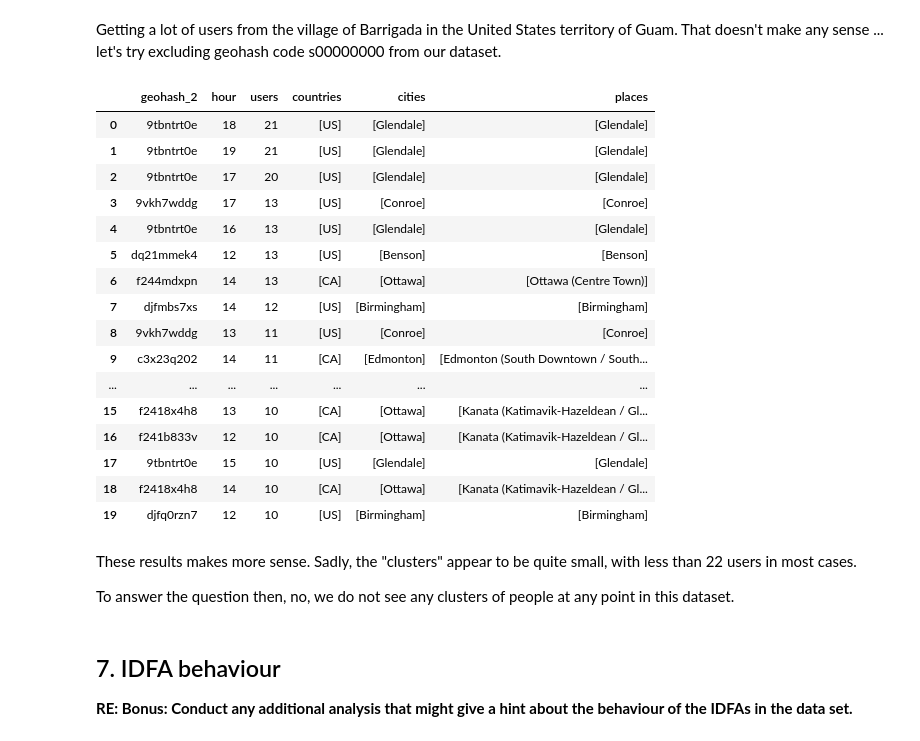
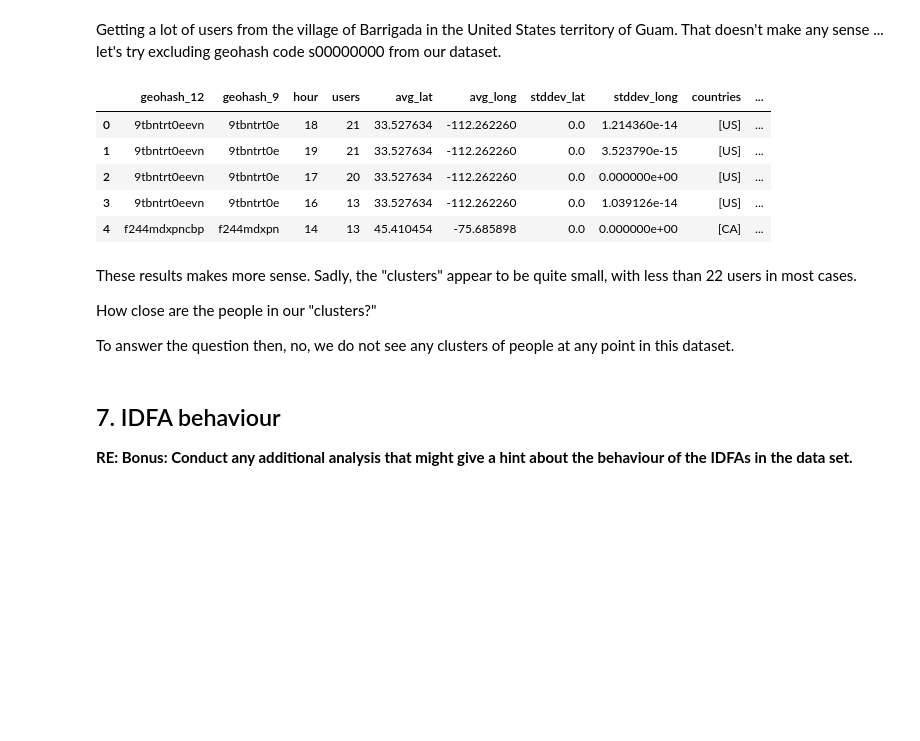
Before and after one commit to fqaiser94/DataEngChallenge, a Jupyter notebook: Freckle Data Engineer Challenge.ipynb, the cells around one changed output. Drawn from its saved outputs; the diff is of its cells as text; code cells hidden in the pictures; blank space fills up the shorter version.

```diff
--- a/Freckle Data Engineer Challenge.ipynb
+++ b/Freckle Data Engineer Challenge.ipynb
@@ -613,9 +632,15 @@ from pyspark.sql.types import StringType
 # %%
 geohash_coords_udf = func.udf(geohash_coords, StringType())
+# %%
+geohash_decode_udf = func.udf(geohash_decode, FloatType())
 # %%
 df_geohash = (df
-              .withColumn("geohash_2",
-                          geohash_coords_udf("lat", "lng", func.lit(9)))
+              # generate geohash code using a precision of 12 (default)
+              .withColumn("geohash_12",
+                          geohash_coords_udf("lat", "lng"))
+              # generate geohash code using a precision of 9
+              .withColumn('geohash_9',
+                          geohash_precision_udf('geohash_12', func.lit(9)))
              )
 
 df_geohash.limit(5).toPandas()
@@ -641,12 +666,14 @@ Let's see if we can find any clusters that meets this definition using our geoha
 # identify countries, cities and places
 # associated with each geohash code
 geohash_descriptions = (df_geohash
-                        .select("geohash_2", "country_code", "city", "place")
+                        .select("geohash_12",
+                                "country_code",
+                                "city"
+                               )
                         .distinct()
-                        .groupBy('geohash_2')
+                        .groupBy('geohash_12')
                         .agg(func.collect_set('country_code').alias('countries'),
-                             func.collect_set('city').alias('cities'),
-                             func.collect_set('place').alias('places')
+                             func.collect_set('city').alias('cities')
                             )
                        )
 
@@ -699,41 +740,46 @@ Getting a lot of users from the village of Barrigada in the United States territ
 # %%
-ignore = 's00000000'
+ignore = 's00000000000'
 
 cluster = (df_geohash
-           .filter(func.col('geohash_2')!= ignore)
+           .filter(func.col('geohash_12')!= ignore)
            # we can exploit the fact that this dataset only contains 1 day
            # otherwise this code would be erroneous
-           .withColumn('hour', func.hour('event_time'))
-           .groupby('geohash_2', 'hour')
-           .agg(func.countDistinct('idfa').alias('users'))
+           .withColumn('hour',
+                       func.hour('event_time'))
+           # generate lat, lng from our geohash_2
+           .withColumn('lat',
+                       geohash_decode_udf('geohash_12', func.lit('latitude')))
+           .withColumn('lng',
+                       geohash_decode_udf('geohash_12', func.lit('longitude')))
+           # summarise data
+           .groupby('geohash_12', 'geohash_9', 'hour')
+           .agg(func.countDistinct('idfa').alias('users'),
+                func.avg('lat').alias('avg_lat'),
+                func.avg('lng').alias('avg_long'),
+                func.stddev('lat').alias('stddev_lat'),
+                func.stddev('lng').alias('stddev_long'),
+               )
+           # reduce amount of data
            .filter("users >= 10")
            .join(geohash_descriptions,
-                 "geohash_2")
+                 "geohash_12")
            .orderBy('users', ascending=False)
           )
 
-cluster.limit(20).toPandas()
+cluster.limit(5).toPandas()
 # %% [output]
-|  | geohash_2 | hour | users | countries | cities | places |
-| 0 | 9tbntrt0e | 18 | 21 | [US] | [Glendale] | [Glendale] |
-| 1 | 9tbntrt0e | 19 | 21 | [US] | [Glendale] | [Glendale] |
-| 2 | 9tbntrt0e | 17 | 20 | [US] | [Glendale] | [Glendale] |
-| 3 | 9vkh7wddg | 17 | 13 | [US] | [Conroe] | [Conroe] |
-| 4 | 9tbntrt0e | 16 | 13 | [US] | [Glendale] | [Glendale] |
-| 5 | dq21mmek4 | 12 | 13 | [US] | [Benson] | [Benson] |
-| 6 | f244mdxpn | 14 | 13 | [CA] | [Ottawa] | [Ottawa (Centre Town)] |
-| 7 | djfmbs7xs | 14 | 12 | [US] | [Birmingham] | [Birmingham] |
-| 8 | 9vkh7wddg | 13 | 11 | [US] | [Conroe] | [Conroe] |
-| 9 | c3x23q202 | 14 | 11 | [CA] | [Edmonton] | [Edmonton (South Downtown / South... |
-| ... | ... | ... | ... | ... | ... | ... |
-| 15 | f2418x4h8 | 13 | 10 | [CA] | [Ottawa] | [Kanata (Katimavik-Hazeldean / Gl... |
-| 16 | f241b833v | 12 | 10 | [CA] | [Ottawa] | [Kanata (Katimavik-Hazeldean / Gl... |
-| 17 | 9tbntrt0e | 15 | 10 | [US] | [Glendale] | [Glendale] |
-| 18 | f2418x4h8 | 14 | 10 | [CA] | [Ottawa] | [Kanata (Katimavik-Hazeldean / Gl... |
-| 19 | djfq0rzn7 | 12 | 10 | [US] | [Birmingham] | [Birmingham] |
+|  | geohash_12 | geohash_9 | hour | users | avg_lat | avg_long | stddev_lat | stddev_long | countries | ... |
+| 0 | 9tbntrt0eevn | 9tbntrt0e | 18 | 21 | 33.527634 | -112.262260 | 0.0 | 1.214360e-14 | [US] | ... |
+| 1 | 9tbntrt0eevn | 9tbntrt0e | 19 | 21 | 33.527634 | -112.262260 | 0.0 | 3.523790e-15 | [US] | ... |
+| 2 | 9tbntrt0eevn | 9tbntrt0e | 17 | 20 | 33.527634 | -112.262260 | 0.0 | 0.000000e+00 | [US] | ... |
+| 3 | 9tbntrt0eevn | 9tbntrt0e | 16 | 13 | 33.527634 | -112.262260 | 0.0 | 1.039126e-14 | [US] | ... |
+| 4 | f244mdxpncbp | f244mdxpn | 14 | 13 | 45.410454 | -75.685898 | 0.0 | 0.000000e+00 | [CA] | ... |
 # %% [markdown]
 These results makes more sense. Sadly, the "clusters" appear to be quite small, with less than 22 users in most cases.
 
+How close are the people in our "clusters?"
+
+
 To answer the question then, no, we do not see any clusters of people at any point in this dataset.
 # %% [markdown]
 <a id='IDFA_behavior'></a>
```
Also changed, not shown: parts of 10 cells of this notebook.
